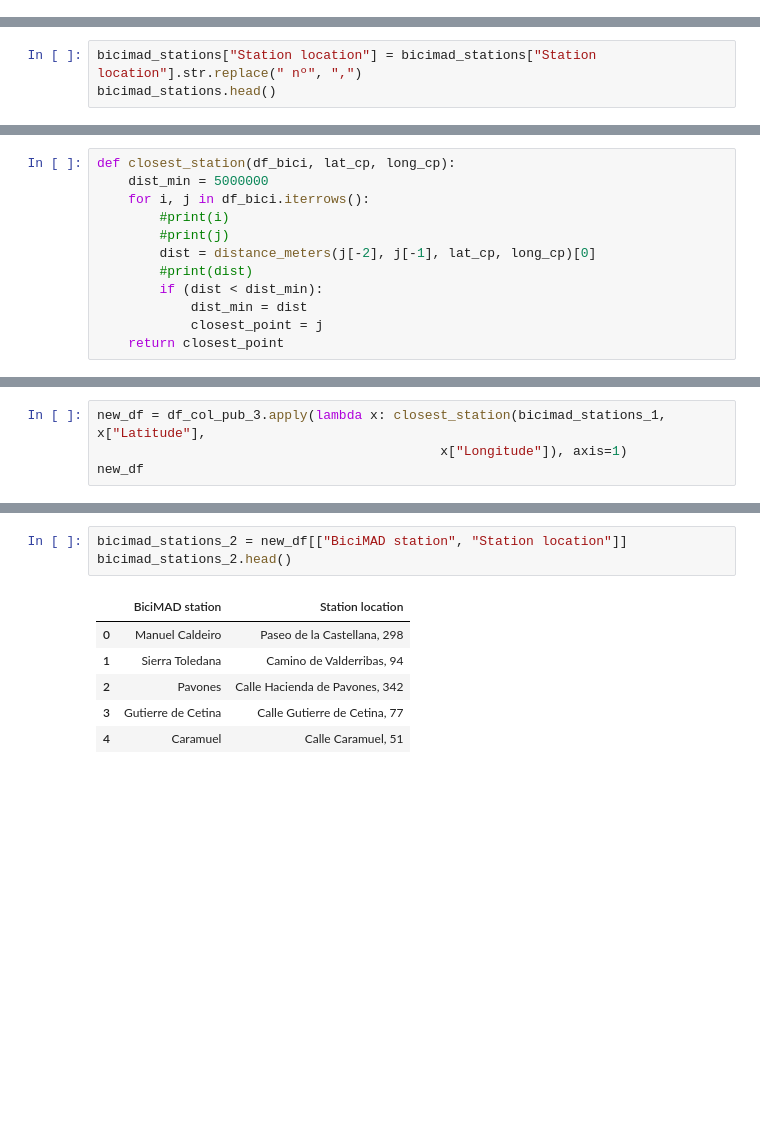
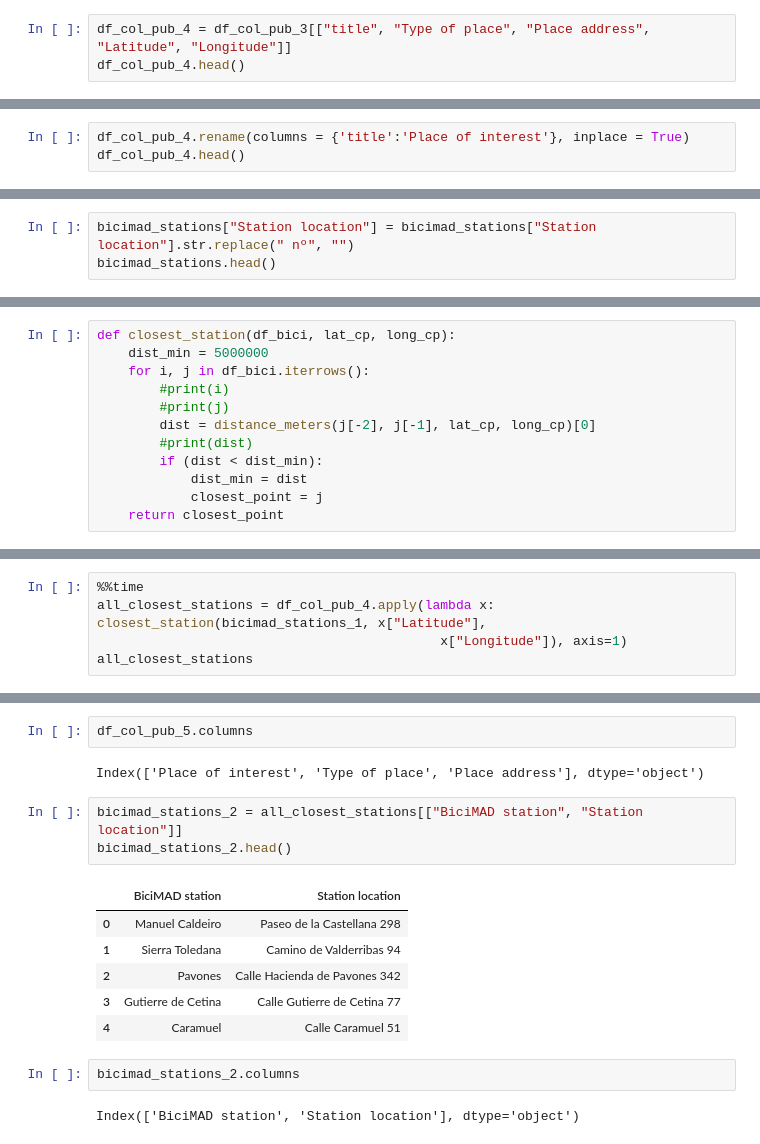
Before and after one commit to MargaMontV/project-module-1, a Jupyter notebook: notebooks/pm1_notebook.ipynb, the cells around one changed output, grey strips where cells are left out. Drawn from its saved outputs; the diff is of its cells as text; blank space fills up the shorter version.

```diff
--- a/notebooks/pm1_notebook.ipynb
+++ b/notebooks/pm1_notebook.ipynb
@@ -135,0 +170,3 @@ See the caveats in the documentation: https://pandas.pydata.org/pandas-docs/stab
+# %%
+df_col_pub_4 = df_col_pub_3[["title", "Type of place", "Place address", "Latitude", "Longitude"]]
+df_col_pub_4.head()
@@ -135,0 +184,3 @@ See the caveats in the documentation: https://pandas.pydata.org/pandas-docs/stab
+# %%
+df_col_pub_4.rename(columns = {'title':'Place of interest'}, inplace = True)
+df_col_pub_4.head()
@@ -153,7 +232,7 @@ bicimad_stations.head()
 | 3 | 3 - Plaza Conde Suchil | Plaza del Conde del Valle de Súch... | [-3.7069171, 40.4302937] |
 | 4 | 4 - Malasaña | Calle Manuela Malasaña nº 5 | [-3.7025875, 40.4285524] |
 # %%
-bicimad_stations["Station location"] = bicimad_stations["Station location"].str.replace(" nº", ",")
+bicimad_stations["Station location"] = bicimad_stations["Station location"].str.replace(" nº", "")
 bicimad_stations.head()
 # %% [output]
 |  | BiciMAD station | Station location | Coordinates |
@@ -250,5 +352,6 @@ Name: 223, dtype: object
 # %%
-new_df = df_col_pub_3.apply(lambda x: closest_station(bicimad_stations_1, x["Latitude"],
+%%time
+all_closest_stations = df_col_pub_4.apply(lambda x: closest_station(bicimad_stations_1, x["Latitude"],
                                             x["Longitude"]), axis=1)
-new_df
+all_closest_stations
 # %% [output]
@@ -275,16 +380,24 @@ df_col_pub_4.head()
 | 2 | Colegio Público Agustín Rodriguez... | Colegio Público | Calle La Granja De San Ildefonso 17 |
 | 3 | Colegio Público Alberto Alcocer | Colegio Público | Avenida Canillejas A Vicalvaro 56 |
 | 4 | Colegio Público Alcalde de Móstoles | Colegio Público | Calle Aldeanueva De La Vera 9 |
+# %%
+df_col_pub_5.columns
+# %% [output]
+Index(['Place of interest', 'Type of place', 'Place address'], dtype='object')
 # %%
-bicimad_stations_2 = new_df[["BiciMAD station", "Station location"]]
+bicimad_stations_2 = all_closest_stations[["BiciMAD station", "Station location"]]
 bicimad_stations_2.head()
 # %% [output]
 |  | BiciMAD station | Station location |
-| 0 | Manuel Caldeiro | Paseo de la Castellana, 298 |
-| 1 | Sierra Toledana | Camino de Valderribas, 94 |
-| 2 | Pavones | Calle Hacienda de Pavones, 342 |
-| 3 | Gutierre de Cetina | Calle Gutierre de Cetina, 77 |
-| 4 | Caramuel | Calle Caramuel, 51 |
+| 0 | Manuel Caldeiro | Paseo de la Castellana 298 |
+| 1 | Sierra Toledana | Camino de Valderribas 94 |
+| 2 | Pavones | Calle Hacienda de Pavones 342 |
+| 3 | Gutierre de Cetina | Calle Gutierre de Cetina 77 |
+| 4 | Caramuel | Calle Caramuel 51 |
+# %%
+bicimad_stations_2.columns
+# %% [output]
+Index(['BiciMAD station', 'Station location'], dtype='object')
 # %%
 nearest_bicimad_cp = pd.concat([df_col_pub_5, bicimad_stations_2], axis=1)
 nearest_bicimad_cp.head()
```
Also changed, not shown: parts of 28 cells of this notebook, 6 other files.
